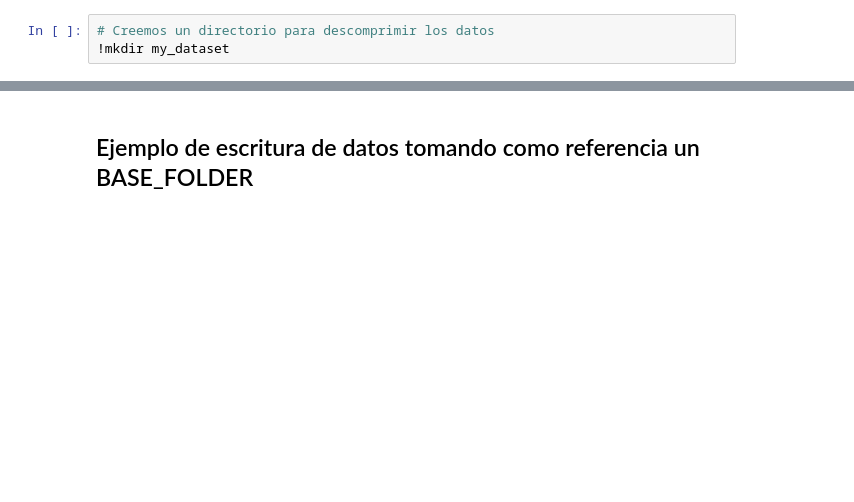
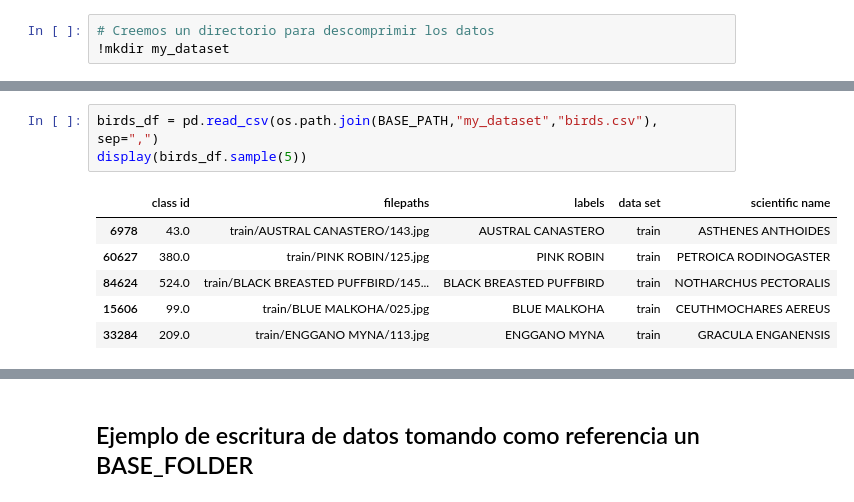
Before and after one commit to emichester/07MIAR_Redes_Neuronales_y_Deep_Learning, a Jupyter notebook: ProyectoDeProgramacion/07MIAR_Proyecto_Programacion.ipynb, the cells around one changed output, grey strips where cells are left out. Drawn from its saved outputs; the diff is of its cells as text; blank space fills up the shorter version.

```diff
--- a/ProyectoDeProgramacion/07MIAR_Proyecto_Programacion.ipynb
+++ b/ProyectoDeProgramacion/07MIAR_Proyecto_Programacion.ipynb
@@ -131,0 +292,10 @@ Archive:  dogs-vs-cats-redux-kernels-edition.zip
+# %%
+birds_df = pd.read_csv(os.path.join(BASE_PATH,"my_dataset","birds.csv"), sep=",")
+display(birds_df.sample(5))
+# %% [output]
+|  | class id | filepaths | labels | data set | scientific name |
+| 6978 | 43.0 | train/AUSTRAL CANASTERO/143.jpg | AUSTRAL CANASTERO | train | ASTHENES ANTHOIDES |
+| 60627 | 380.0 | train/PINK ROBIN/125.jpg | PINK ROBIN | train | PETROICA RODINOGASTER |
+| 84624 | 524.0 | train/BLACK BREASTED PUFFBIRD/145... | BLACK BREASTED PUFFBIRD | train | NOTHARCHUS PECTORALIS |
+| 15606 | 99.0 | train/BLUE MALKOHA/025.jpg | BLUE MALKOHA | train | CEUTHMOCHARES AEREUS |
+| 33284 | 209.0 | train/ENGGANO MYNA/113.jpg | ENGGANO MYNA | train | GRACULA ENGANENSIS |
```
Also changed, not shown: parts of 51 cells of this notebook.
